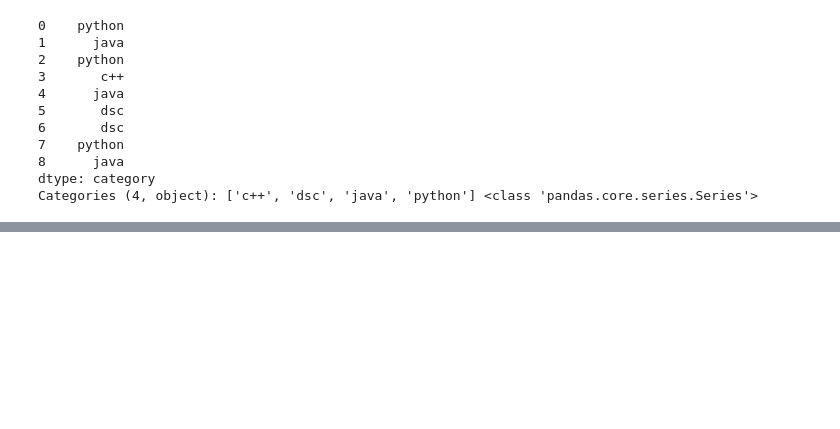
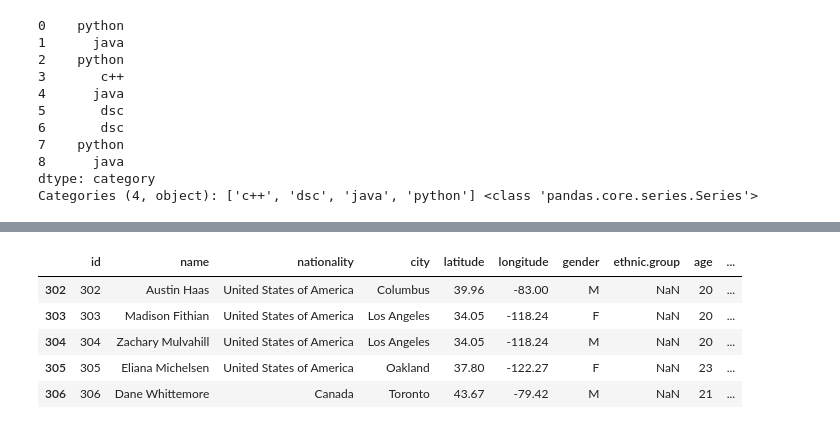
Before and after one commit to erDeep64930/DataAnalyst_DPK, a Jupyter notebook: kvrDataScience/notes.ipynb, the cells around one changed output, grey strips where cells are left out. Cells and saved outputs as stored; diff of their text form; code cells hidden in the pictures; blank space fills up the shorter version.

```diff
--- a/kvrDataScience/notes.ipynb
+++ b/kvrDataScience/notes.ipynb
@@ -3936,0 +4145,10 @@ Categories (4, object): ['c++', 'dsc', 'java', 'python'] <class 'pandas.core.ser
+# %%
+df.tail()
+# obtain the last five records / rows from datatframe
+# %% [output]
+|  | id | name | nationality | city | latitude | longitude | gender | ethnic.group | age | ... |
+| 302 | 302 | Austin Haas | United States of America | Columbus | 39.96 | -83.00 | M | NaN | 20 | ... |
+| 303 | 303 | Madison Fithian | United States of America | Los Angeles | 34.05 | -118.24 | F | NaN | 20 | ... |
+| 304 | 304 | Zachary Mulvahill | United States of America | Los Angeles | 34.05 | -118.24 | M | NaN | 20 | ... |
+| 305 | 305 | Eliana Michelsen | United States of America | Oakland | 37.80 | -122.27 | F | NaN | 23 | ... |
+| 306 | 306 | Dane Whittemore | Canada | Toronto | 43.67 | -79.42 | M | NaN | 21 | ... |
```
Also changed, not shown: parts of 54 cells of this notebook, 3 other files.
